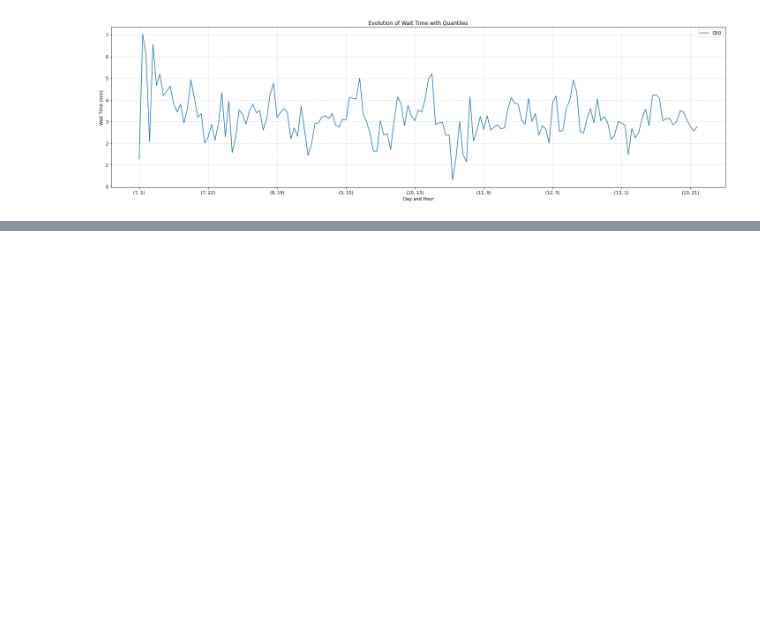
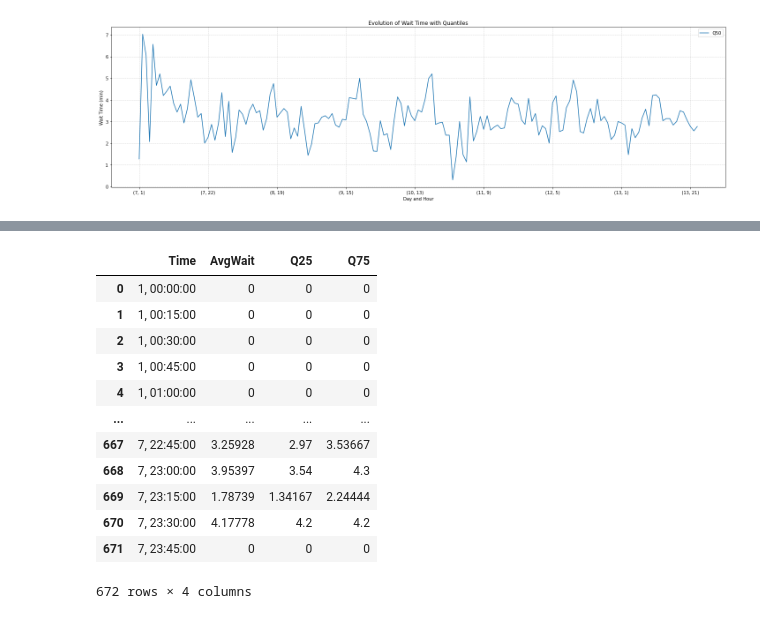
Before and after one commit to CityScope/MobilityTable_SanSebastian, a Jupyter notebook: postprocessing/results_main.ipynb, the cells around one changed output, grey strips where cells are left out. Saved outputs shown, nothing was run; the diff lists cells and outputs as text; code cells hidden in the pictures; blank space fills up the shorter version.

```diff
--- a/postprocessing/results_main.ipynb
+++ b/postprocessing/results_main.ipynb
@@ -440,0 +356,48 @@ sim_food
+# %%
+df_food_full= pd.DataFrame(columns=['Time', 'AvgWait','Q25','Q75'])
+
+for i,row in df_food_slt.iterrows():
+    #get the time of the row
+    time = row['x_datetime']
+    #Create an empty list
+    list_times = []
+
+    #Loop over sims, and save all the trips in that range
+    for sim_df in df_total_food:
+
+        tipsinRange = sim_df.loc[sim_df['Time_ed']==time]
+
+        if not tipsinRange.empty:
+            temp = tipsinRange.groupby('Time_ed')['Wait Time (min)'].mean()
+            list_times.append(temp)
+
+    if not list_times:
+        # Handle the case where list_times is empty
+        avgWait_temp = 0
+        q25 = 0
+        q75 = 0
+    else:
+        avgWait_temp = np.mean(list_times)
+        q25 = np.percentile(list_times, 25)
+        q75 = np.percentile(list_times, 75)
+
+    df_food_full.loc[i] = [row['x_datetime']] + [avgWait_temp, q25,q75]
+
+#df_food_full.fillna(0, inplace=True)
+# %%
+
+df_food_full
+# %% [output]
+|  | Time | AvgWait | Q25 | Q75 |
+| 0 | 1, 00:00:00 | 0 | 0 | 0 |
+| 1 | 1, 00:15:00 | 0 | 0 | 0 |
+| 2 | 1, 00:30:00 | 0 | 0 | 0 |
+| 3 | 1, 00:45:00 | 0 | 0 | 0 |
+| 4 | 1, 01:00:00 | 0 | 0 | 0 |
+| ... | ... | ... | ... | ... |
+| 667 | 7, 22:45:00 | 3.25928 | 2.97 | 3.53667 |
+| 668 | 7, 23:00:00 | 3.95397 | 3.54 | 4.3 |
+| 669 | 7, 23:15:00 | 1.78739 | 1.34167 | 2.24444 |
+| 670 | 7, 23:30:00 | 4.17778 | 4.2 | 4.2 |
+| 671 | 7, 23:45:00 | 0 | 0 | 0 |
+672 rows × 4 columns
```
Also changed, not shown: parts of 11 cells of this notebook, 1 other file.
